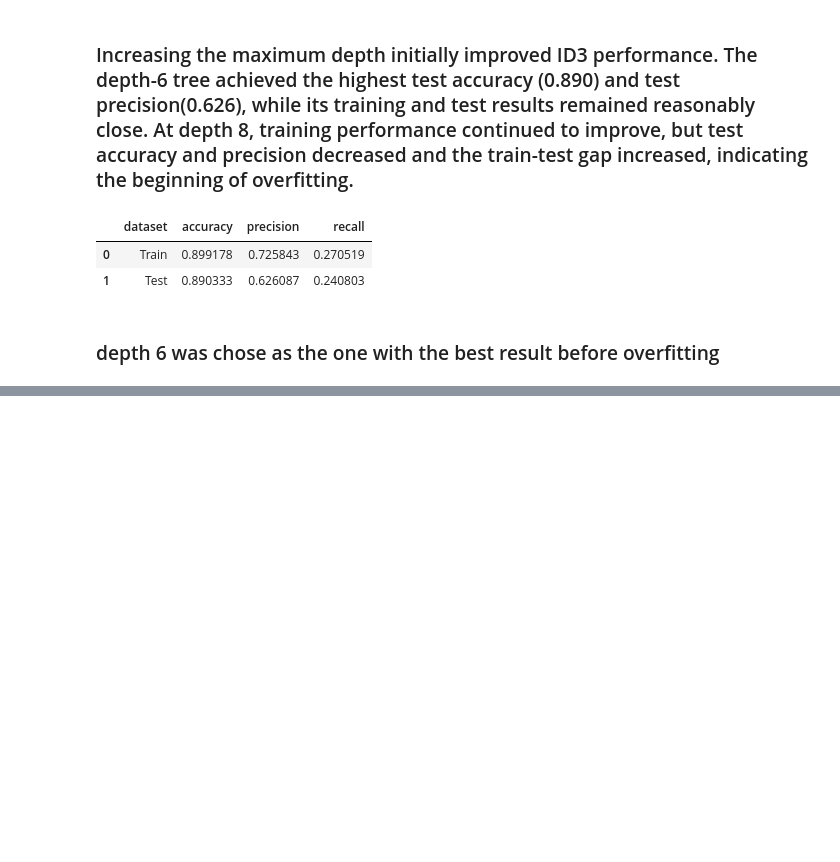
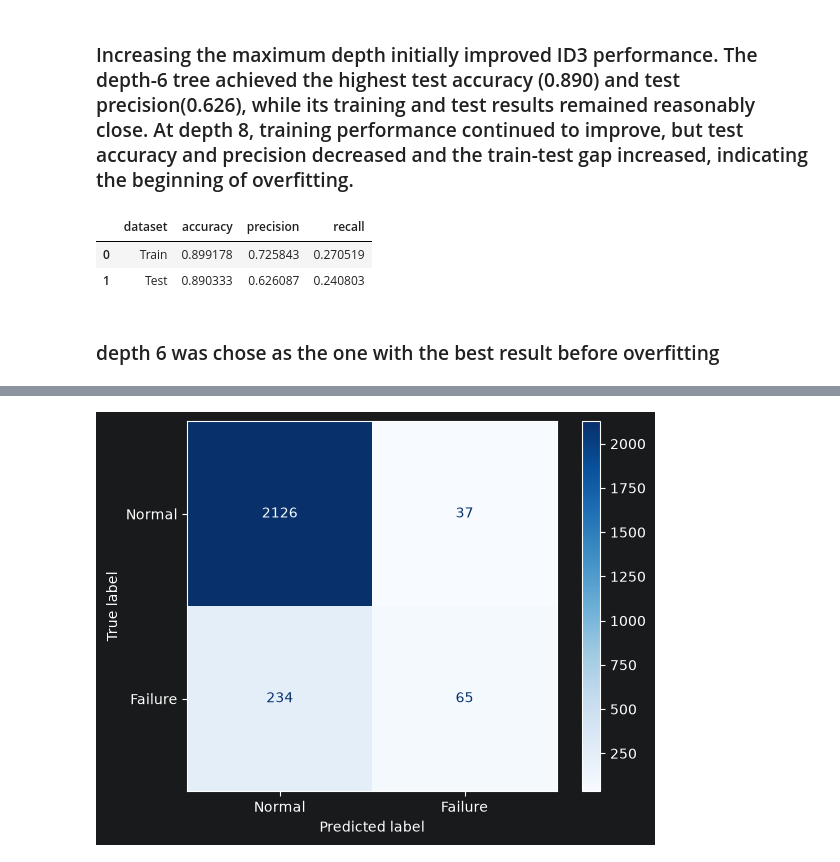
Before and after one commit to NovAndrii/IAU_project, a Jupyter notebook: Faza3_Kardash_Novitskyi.ipynb, the cells around one changed output, grey strips where cells are left out. Drawn from its saved outputs; the diff is of its cells as text; code cells hidden in the pictures; blank space fills up the shorter version.

```diff
--- a/Faza3_Kardash_Novitskyi.ipynb
+++ b/Faza3_Kardash_Novitskyi.ipynb
@@ -479,0 +501,9 @@ display(best_id3_results)
+# %%
+dummy_model = DummyClassifier(strategy="most_frequent")
+dummy_model.fit(X_train, y_train)
+
+dummy_results = pd.DataFrame([
+    evaluate(dummy_model, X_train, y_train, "Train"),
+    evaluate(dummy_model, X_test, y_test, "Test")
+])
+display(dummy_results)
@@ -479,0 +516,10 @@ display(best_id3_results)
+# %%
+full_tree = DecisionTreeClassifier(criterion='entropy', random_state=42)
+full_tree.fit(X_train, y_train)
+cls_results = pd.DataFrame([
+    evaluate(full_tree, X_train, y_train, "Train"),
+    evaluate(full_tree, X_test, y_test, "Test")
+])
+display(cls_results)
+print("Depth:", full_tree.get_depth())
+print("Number of leaves:", full_tree.get_n_leaves())
@@ -479,0 +609,12 @@ display(best_id3_results)
+# %%
+best_tree = DecisionTreeClassifier(criterion='entropy', max_depth=4, random_state=42)
+best_tree.fit(X_train, y_train)
+
+best_tree_results = pd.DataFrame([
+    evaluate(best_tree, X_train, y_train, "Train"),
+    evaluate(best_tree, X_test, y_test, "Test")
+])
+display(best_tree_results)
+
+print("Depth:", best_tree.get_depth())
+print("Number of leaves:", best_tree.get_n_leaves())
@@ -479,0 +627,12 @@ display(best_id3_results)
+# %%
+ConfusionMatrixDisplay.from_estimator(
+    best_tree,
+    X_test,
+    y_test,
+    display_labels=["Normal", "Failure"],
+    cmap="Blues"
+)
+
+plt.show()
+# %% [output]
+[figure, added]
```
Also changed, not shown: parts of 21 cells of this notebook.
